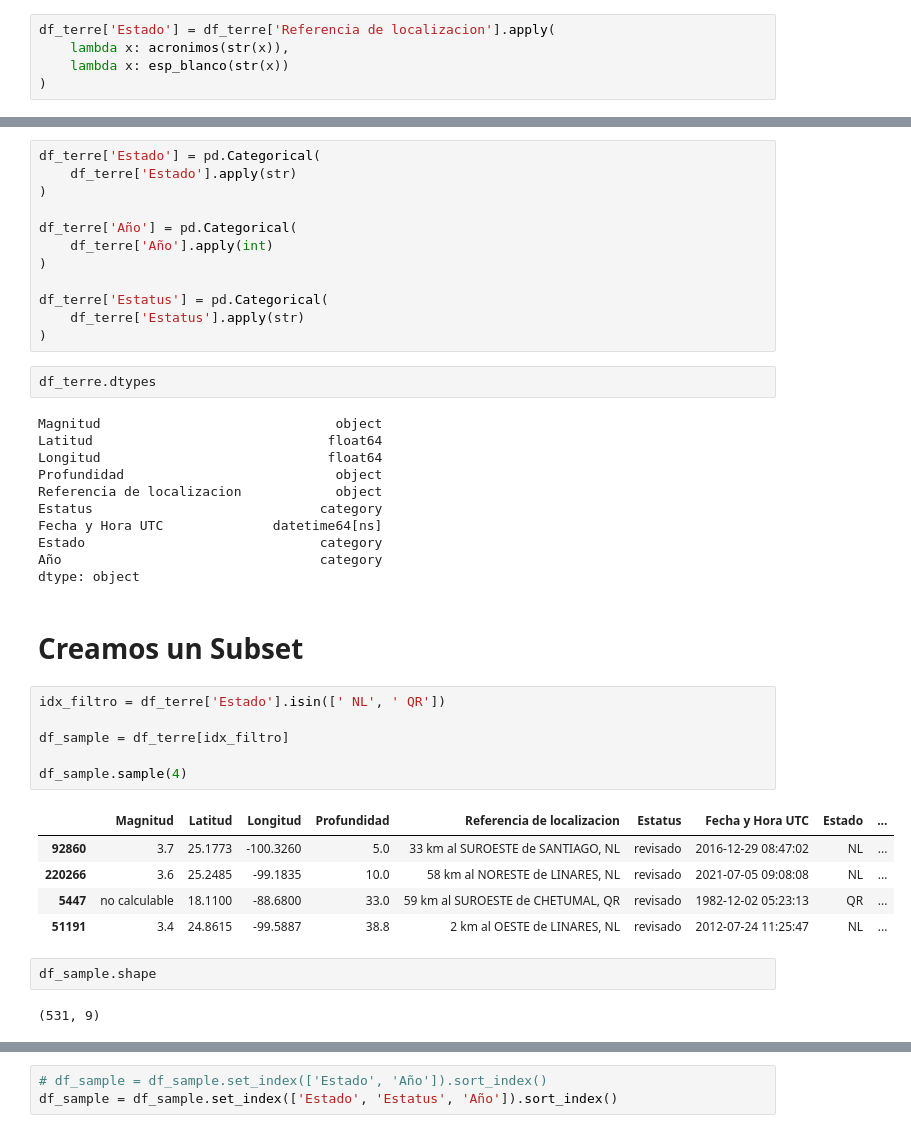
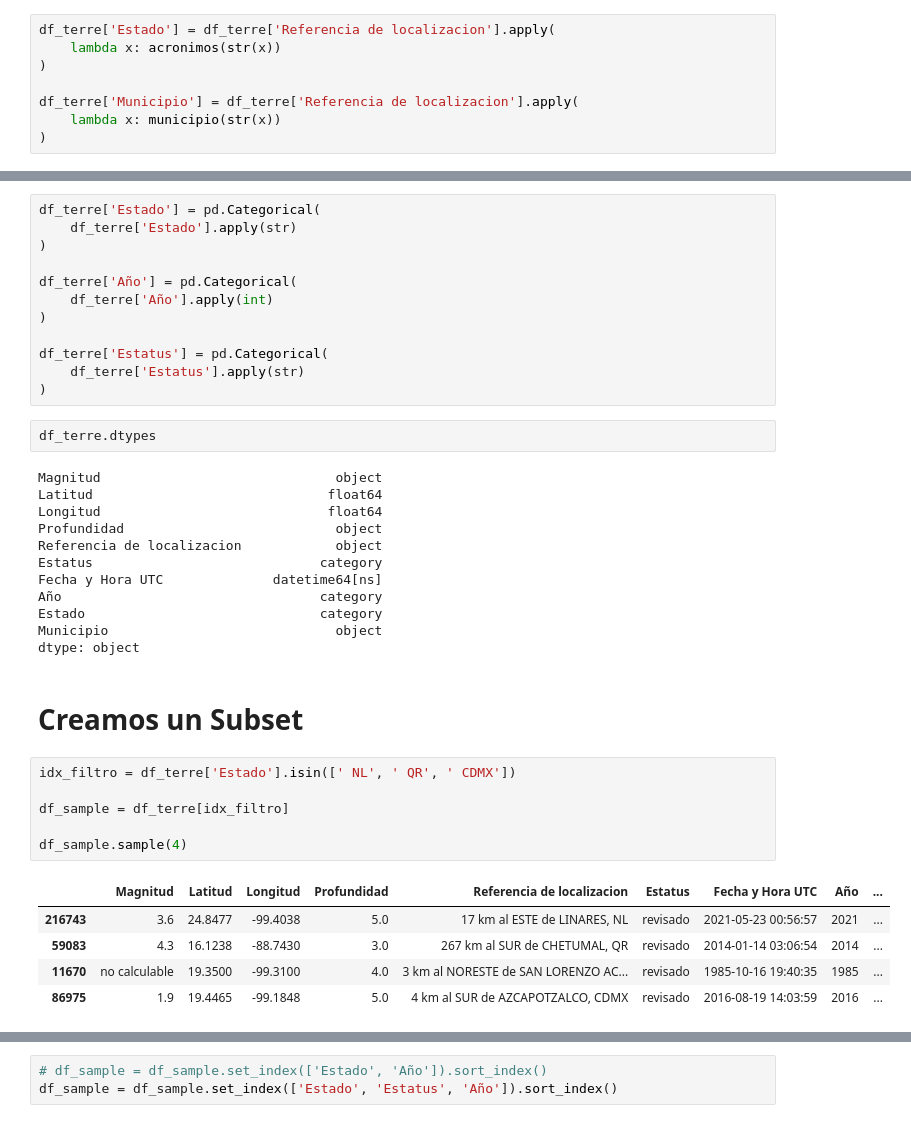
Before and after one commit to Chek0rrdn/Notebooks-Pandas-NP, a Jupyter notebook: Terremotos/Terremotos.ipynb, the cells around one changed output, grey strips where cells are left out. Saved outputs shown, nothing was run; the diff lists cells and outputs as text.

Commit message:
Terremotos

```diff
--- a/Terremotos/Terremotos.ipynb
+++ b/Terremotos/Terremotos.ipynb
@@ -69,6 +141,9 @@ def esp_blanco(x):
 # %%
 df_terre['Estado'] = df_terre['Referencia de localizacion'].apply(
-    lambda x: acronimos(str(x)),
-    lambda x: esp_blanco(str(x))
+    lambda x: acronimos(str(x))
 )
+
+df_terre['Municipio'] = df_terre['Referencia de localizacion'].apply(
+    lambda x: municipio(str(x))
+)
 # %%
@@ -194,24 +243,21 @@ Profundidad                           object
 Referencia de localizacion            object
 Estatus                             category
 Fecha y Hora UTC              datetime64[ns]
+Año                                 category
 Estado                              category
-Año                                 category
+Municipio                             object
 dtype: object
 # %% [markdown]
 # Creamos un Subset
 # %%
-idx_filtro = df_terre['Estado'].isin([' NL', ' QR'])
+idx_filtro = df_terre['Estado'].isin([' NL', ' QR', ' CDMX'])
 
 df_sample = df_terre[idx_filtro]
 
 df_sample.sample(4)
 # %% [output]
-|  | Magnitud | Latitud | Longitud | Profundidad | Referencia de localizacion | Estatus | Fecha y Hora UTC | Estado | ... |
-| 92860 | 3.7 | 25.1773 | -100.3260 | 5.0 | 33 km al SUROESTE de SANTIAGO, NL | revisado | 2016-12-29 08:47:02 | NL | ... |
-| 220266 | 3.6 | 25.2485 | -99.1835 | 10.0 | 58 km al NORESTE de LINARES, NL | revisado | 2021-07-05 09:08:08 | NL | ... |
-| 5447 | no calculable | 18.1100 | -88.6800 | 33.0 | 59 km al SUROESTE de CHETUMAL, QR | revisado | 1982-12-02 05:23:13 | QR | ... |
-| 51191 | 3.4 | 24.8615 | -99.5887 | 38.8 | 2 km al OESTE de LINARES, NL | revisado | 2012-07-24 11:25:47 | NL | ... |
+|  | Magnitud | Latitud | Longitud | Profundidad | Referencia de localizacion | Estatus | Fecha y Hora UTC | Año | ... |
+| 216743 | 3.6 | 24.8477 | -99.4038 | 5.0 | 17 km al ESTE de LINARES, NL | revisado | 2021-05-23 00:56:57 | 2021 | ... |
+| 59083 | 4.3 | 16.1238 | -88.7430 | 3.0 | 267 km al SUR de CHETUMAL, QR | revisado | 2014-01-14 03:06:54 | 2014 | ... |
+| 11670 | no calculable | 19.3500 | -99.3100 | 4.0 | 3 km al NORESTE de SAN LORENZO AC... | revisado | 1985-10-16 19:40:35 | 1985 | ... |
+| 86975 | 1.9 | 19.4465 | -99.1848 | 5.0 | 4 km al SUR de AZCAPOTZALCO, CDMX | revisado | 2016-08-19 14:03:59 | 2016 | ... |
-# %%
-df_sample.shape
-# %% [output]
-(531, 9)
```
Also changed, not shown: parts of 60 cells of this notebook.
